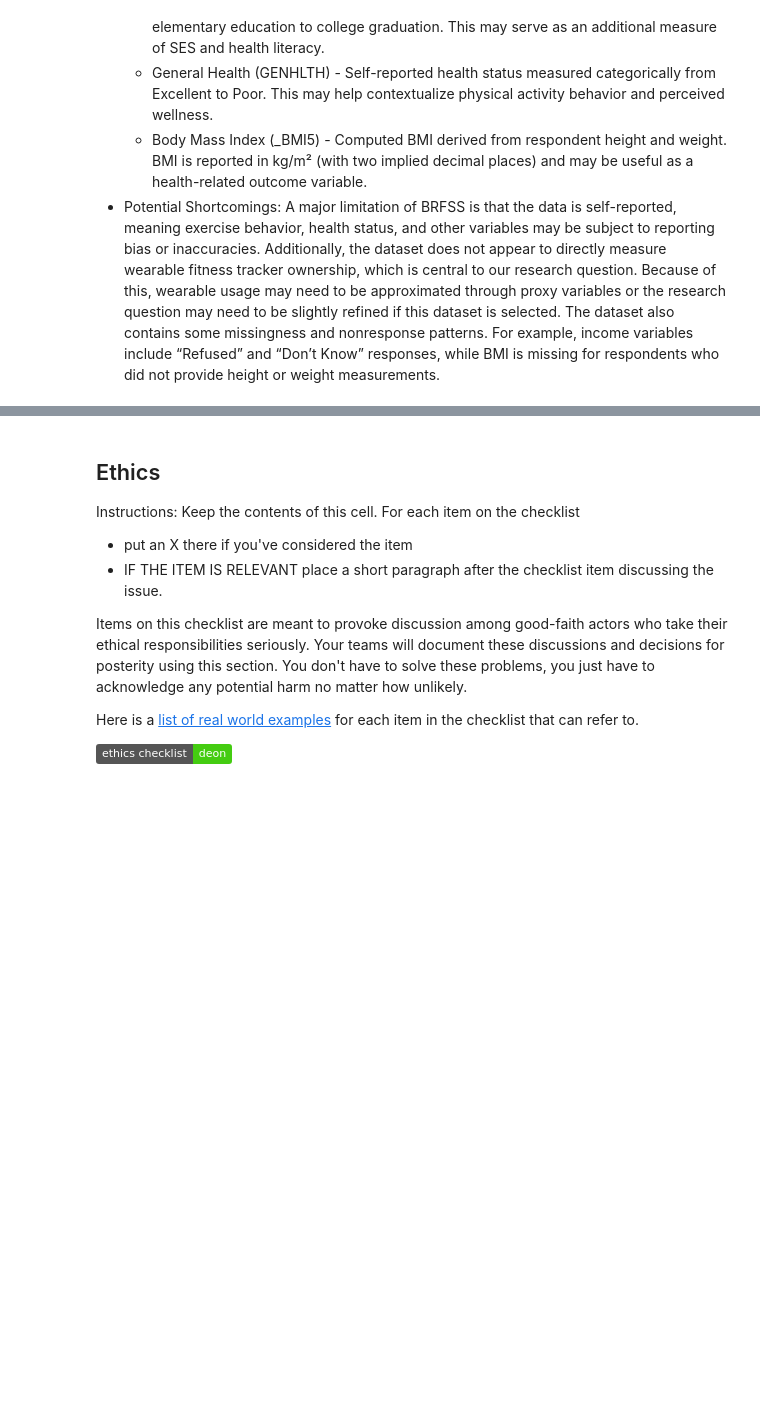
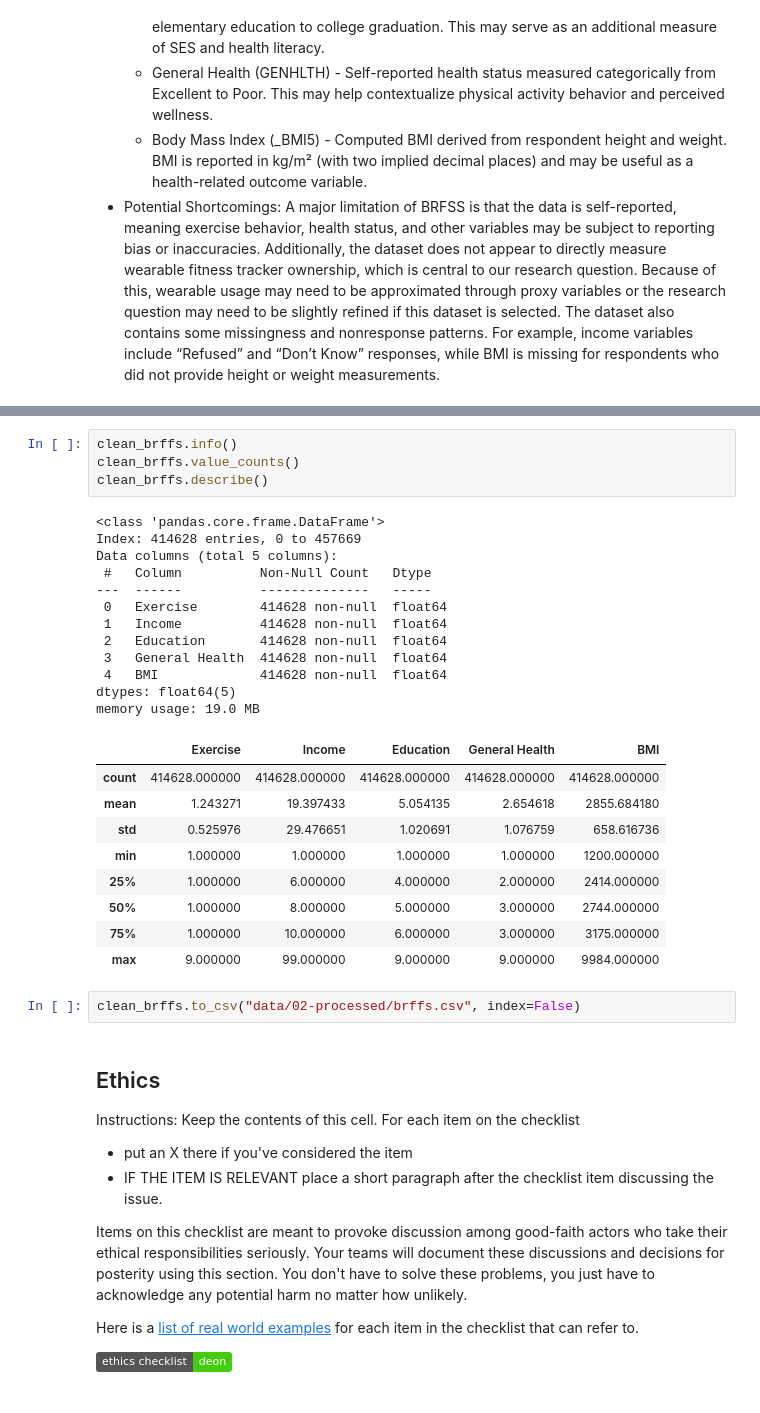
Before and after one commit to COGS108/Group-SP26-104, a Jupyter notebook: 01-DataCheckpoint.ipynb, the cells around one changed output, grey strips where cells are left out. Cells and saved outputs as stored; diff of their text form; badges without logos; blank space fills up the shorter version.

```diff
--- a/01-DataCheckpoint.ipynb
+++ b/01-DataCheckpoint.ipynb
@@ -310,3 +356,31 @@ NameError: name 'brffs' is not defined
+# %%
+clean_brffs.info()
+clean_brffs.value_counts()
+clean_brffs.describe()
+# %% [output]
+<class 'pandas.core.frame.DataFrame'>
+Index: 414628 entries, 0 to 457669
+Data columns (total 5 columns):
+ #   Column          Non-Null Count   Dtype
+---  ------          --------------   -----
+ 0   Exercise        414628 non-null  float64
+ 1   Income          414628 non-null  float64
+ 2   Education       414628 non-null  float64
+ 3   General Health  414628 non-null  float64
+ 4   BMI             414628 non-null  float64
+dtypes: float64(5)
+memory usage: 19.0 MB
+|  | Exercise | Income | Education | General Health | BMI |
+| count | 414628.000000 | 414628.000000 | 414628.000000 | 414628.000000 | 414628.000000 |
+| mean | 1.243271 | 19.397433 | 5.054135 | 2.654618 | 2855.684180 |
+| std | 0.525976 | 29.476651 | 1.020691 | 1.076759 | 658.616736 |
+| min | 1.000000 | 1.000000 | 1.000000 | 1.000000 | 1200.000000 |
+| 25% | 1.000000 | 6.000000 | 4.000000 | 2.000000 | 2414.000000 |
+| 50% | 1.000000 | 8.000000 | 5.000000 | 3.000000 | 2744.000000 |
+| 75% | 1.000000 | 10.000000 | 6.000000 | 3.000000 | 3175.000000 |
+| max | 9.000000 | 99.000000 | 9.000000 | 9.000000 | 9984.000000 |
+# %%
+clean_brffs.to_csv("data/02-processed/brffs.csv", index=False)
 # %% [markdown]
 ## Ethics
 
```
Also changed, not shown: parts of 7 cells of this notebook, 1 other file.
